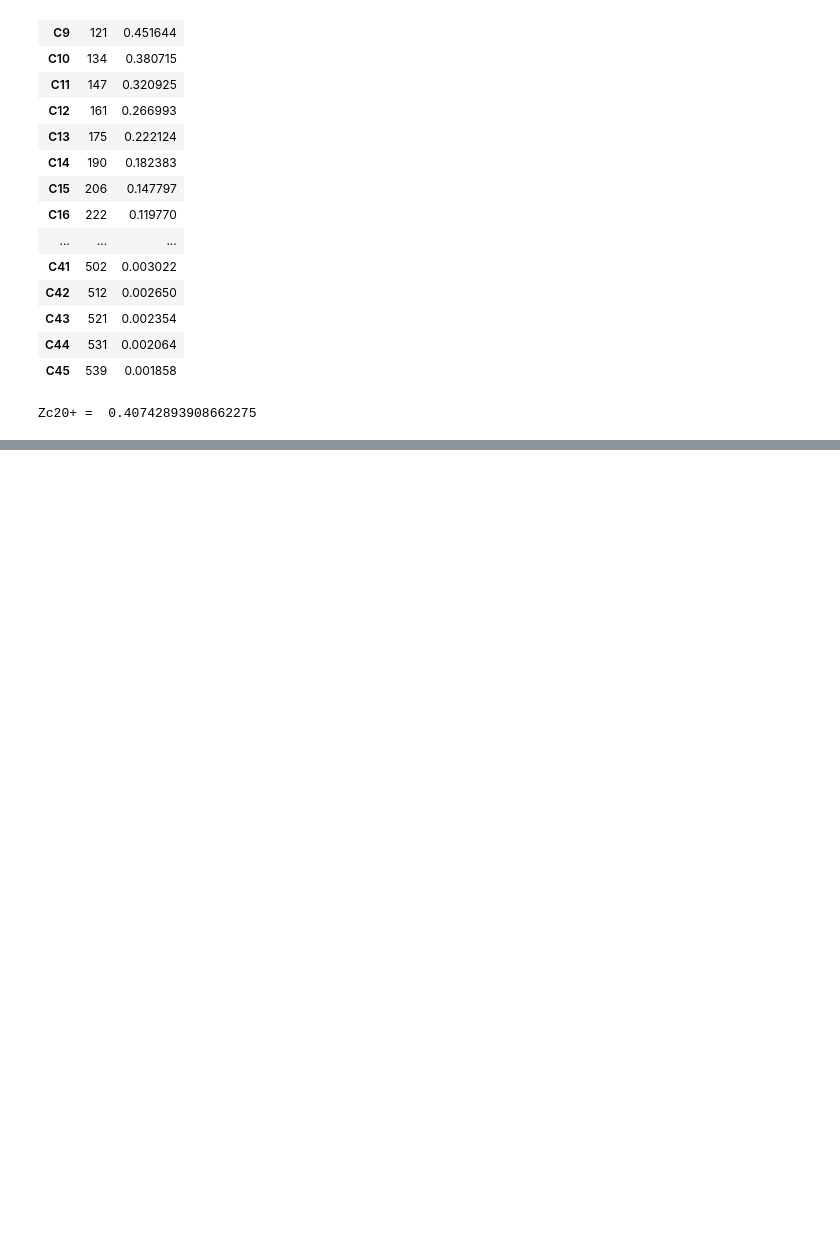
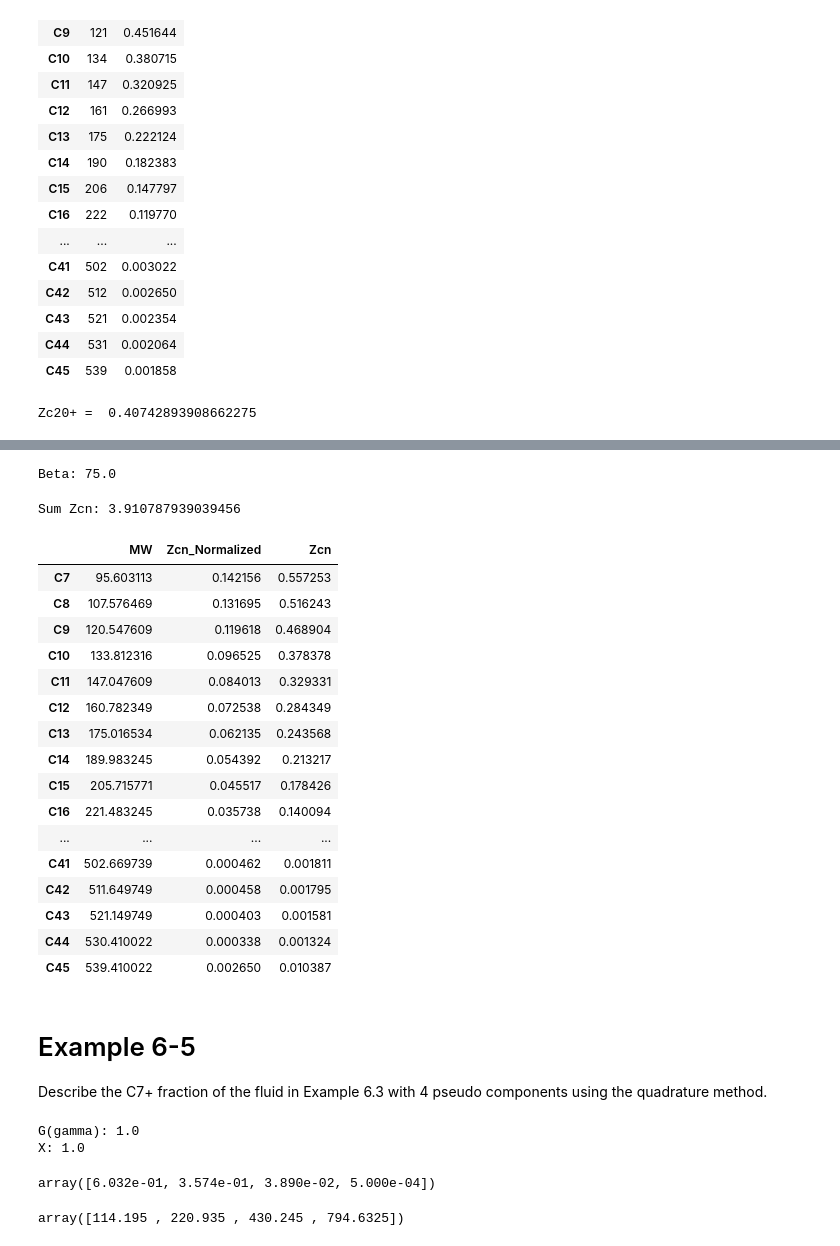
Before and after one commit to Hamid-Reza-Mousavi/PVT_and_Phase_Behaviour_of_Petroleum_Reservoir_Fluid, a Jupyter notebook: Chapter 6/02- DESCRIPTION OF FLUID HEAVY END.ipynb, the cells around one changed output, grey strips where cells are left out. Drawn from its saved outputs; the diff is of its cells as text; code cells hidden in the pictures; blank space fills up the shorter version.

```diff
--- a/Chapter 6/02- DESCRIPTION OF FLUID HEAVY END.ipynb
+++ b/Chapter 6/02- DESCRIPTION OF FLUID HEAVY END.ipynb
@@ -180,0 +184,51 @@ Zc20+ =  0.40742893908662275
+# %%
+split = 45
+Md = 165
+tau = 90
+gamma = 1
+Beta = (Md - tau)/gamma
+Mn = np.array([90 , 101.5, 114 , 127.5, 140.5, 154 , 168, 182.5, 198, 214, 229.5, 244, 257, 269, 283, 295.5, 306, 318, 330.5, 343, 354.5, 366, 377, 388, 399, 409.5, 420.5, 431.5, 441, 450.5, 460, 469.5, 479.5, 489.5, 498.5, 507, 516.5, 526, 535, 544])
+print('Beta:', Beta)
+# %% [output]
+Beta: 75.0
+# %%
+Zcn = np.zeros(split-7+1)
+for i in range(split-7+1):
+    Mn_plus = Mn[i+1]
+    Mn_minus = Mn[i]
+    Zcn[i] = -np.exp(tau/Beta) * (np.exp(-Mn_plus/Beta) - np.exp(-Mn_minus/Beta))
+print('Sum Zcn:', (Zcn * 3.92).sum())
+# %% [output]
+Sum Zcn: 3.910787939039456
+# %%
+Mcn = np.zeros(split-7+1)
+for i in range(split-7+1):
+    Mn_plus = Mn[i+1]
+    Mn_minus = Mn[i]
+    Mcn[i] = -Beta * np.exp(tau/Beta) * ( ((Mn_plus/Beta)+1) * np.exp(-Mn_plus/Beta) - ((Mn_minus/Beta)+1) * np.exp(-Mn_minus/Beta) ) / Zcn[i]
+# %%
+# The mole fraction of C45 has been adjusted to make the total mole equal to 3.92%,
+Zcn[-1] = Zcn[-1] + (1 - Zcn.sum())
+# %%
+pd.DataFrame({'MW':Mcn, 'Zcn_Normalized':Zcn , 'Zcn': 3.92*Zcn}, index=[f'C{i+7}' for i in np.arange(39)])
+# %% [output]
+|  | MW | Zcn_Normalized | Zcn |
+| C7 | 95.603113 | 0.142156 | 0.557253 |
+| C8 | 107.576469 | 0.131695 | 0.516243 |
+| C9 | 120.547609 | 0.119618 | 0.468904 |
+| C10 | 133.812316 | 0.096525 | 0.378378 |
+| C11 | 147.047609 | 0.084013 | 0.329331 |
+| C12 | 160.782349 | 0.072538 | 0.284349 |
+| C13 | 175.016534 | 0.062135 | 0.243568 |
+| C14 | 189.983245 | 0.054392 | 0.213217 |
+| C15 | 205.715771 | 0.045517 | 0.178426 |
+| C16 | 221.483245 | 0.035738 | 0.140094 |
+| ... | ... | ... | ... |
+| C41 | 502.669739 | 0.000462 | 0.001811 |
+| C42 | 511.649749 | 0.000458 | 0.001795 |
+| C43 | 521.149749 | 0.000403 | 0.001581 |
+| C44 | 530.410022 | 0.000338 | 0.001324 |
+| C45 | 539.410022 | 0.002650 | 0.010387 |
+# %% [markdown]
+# Example 6-5
+Describe the C7+ fraction of the fluid in Example 6.3 with 4 pseudo components using the quadrature method.
@@ -180,0 +243,24 @@ Zc20+ =  0.40742893908662275
+# %%
+gamma = 1
+Md = 165
+tau = 90
+gamma = 1
+Beta = (Md - tau)/gamma
+X = (Md - tau)/Beta
+print('G(gamma):',G(gamma))
+print('X:', X)
+# %% [output]
+G(gamma): 1.0
+X: 1.0
+# %%
+wk = np.array([0.6032, 0.3574, 0.0389, 0.0005])
+zk = wk
+zk
+# %% [output]
+array([6.032e-01, 3.574e-01, 3.890e-02, 5.000e-04])
+# %%
+Xk = np.array([0.3226, 1.7458, 4.5366, 9.3951])
+Mk = Xk*Beta + tau
+Mk
+# %% [output]
+array([114.195 , 220.935 , 430.245 , 794.6325])
```
Also changed, not shown: parts of 2 cells of this notebook.
